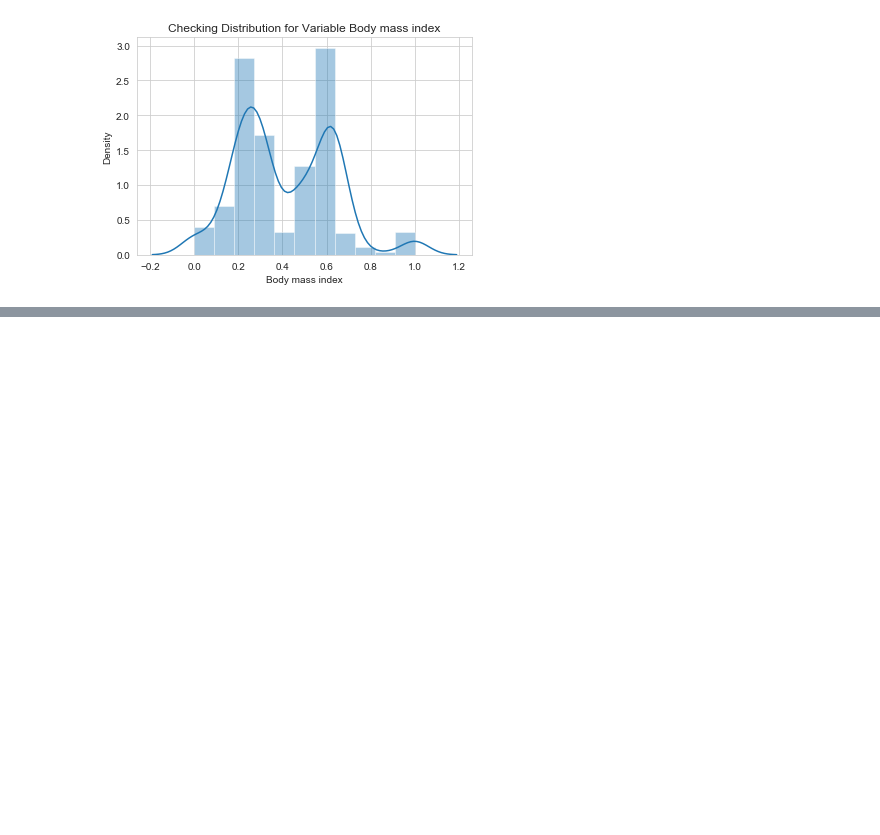
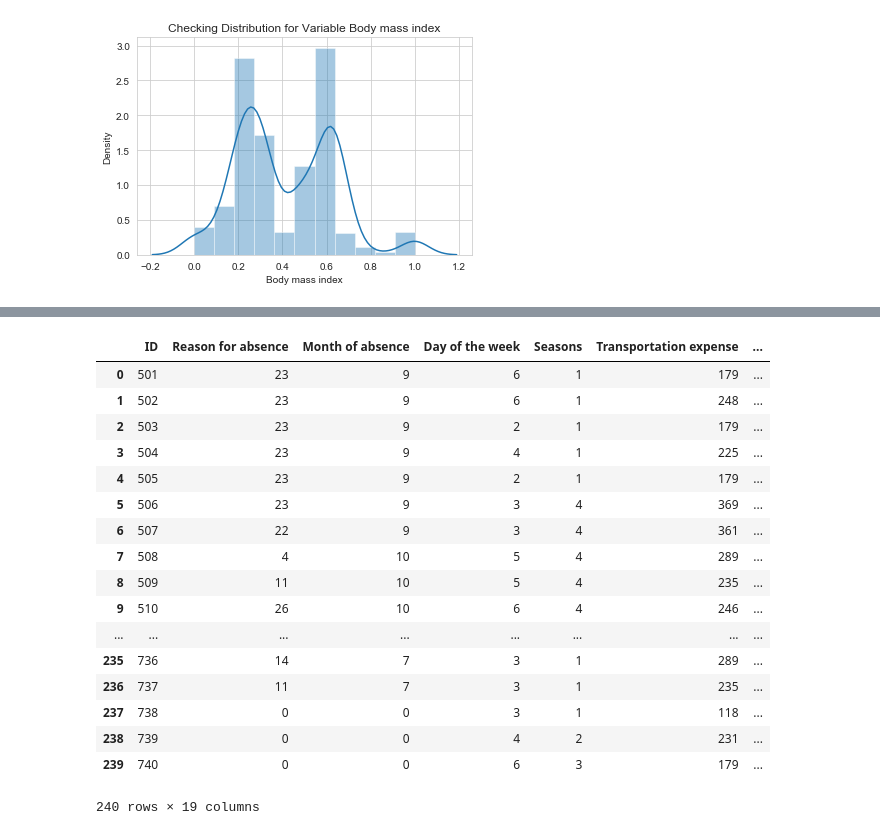
Before and after one commit to MelhorQueSVN/AEC, a Jupyter notebook: TP2/TP2.ipynb, the cells around one changed output, grey strips where cells are left out. Cells and saved outputs as stored; diff of their text form; code cells hidden in the pictures; blank space fills up the shorter version.

```diff
--- a/TP2/TP2.ipynb
+++ b/TP2/TP2.ipynb
@@ -463,0 +586,2 @@ for i in numerical:
+# %%
+teste = pd.read_csv("test_data.csv")
@@ -463,0 +617,21 @@ for i in numerical:
+# %%
+teste.drop(["Body mass index"],axis=1)
+# %% [output]
+|  | ID | Reason for absence | Month of absence | Day of the week | Seasons | Transportation expense | ... |
+| 0 | 501 | 23 | 9 | 6 | 1 | 179 | ... |
+| 1 | 502 | 23 | 9 | 6 | 1 | 248 | ... |
+| 2 | 503 | 23 | 9 | 2 | 1 | 179 | ... |
+| 3 | 504 | 23 | 9 | 4 | 1 | 225 | ... |
+| 4 | 505 | 23 | 9 | 2 | 1 | 179 | ... |
+| 5 | 506 | 23 | 9 | 3 | 4 | 369 | ... |
+| 6 | 507 | 22 | 9 | 3 | 4 | 361 | ... |
+| 7 | 508 | 4 | 10 | 5 | 4 | 289 | ... |
+| 8 | 509 | 11 | 10 | 5 | 4 | 235 | ... |
+| 9 | 510 | 26 | 10 | 6 | 4 | 246 | ... |
+| ... | ... | ... | ... | ... | ... | ... | ... |
+| 235 | 736 | 14 | 7 | 3 | 1 | 289 | ... |
+| 236 | 737 | 11 | 7 | 3 | 1 | 235 | ... |
+| 237 | 738 | 0 | 0 | 3 | 1 | 118 | ... |
+| 238 | 739 | 0 | 0 | 4 | 2 | 231 | ... |
+| 239 | 740 | 0 | 0 | 6 | 3 | 179 | ... |
+240 rows × 19 columns
```
Also changed, not shown: parts of 38 cells of this notebook.
